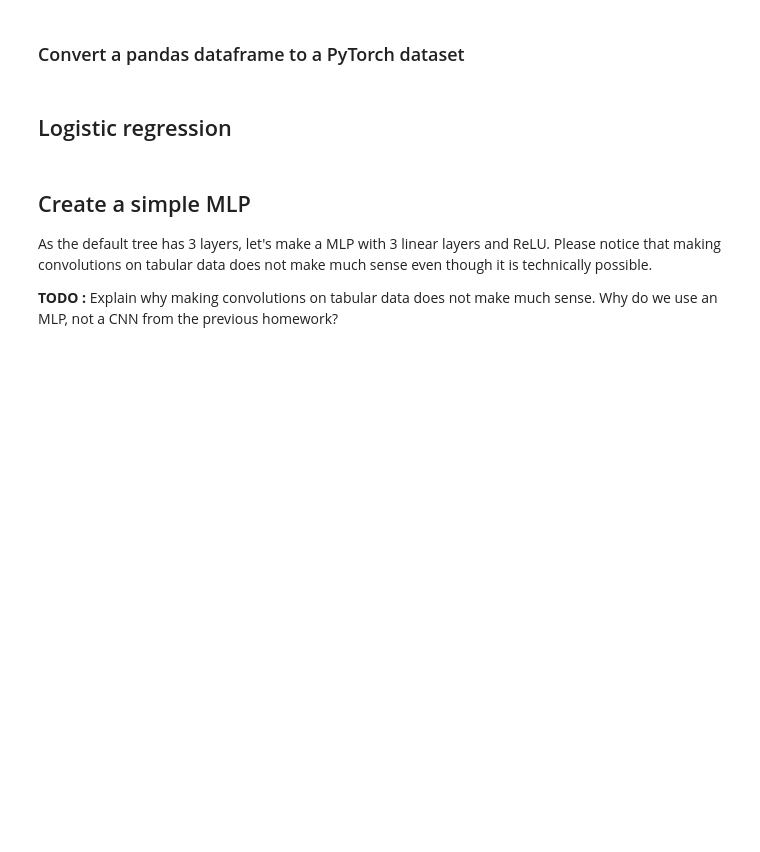
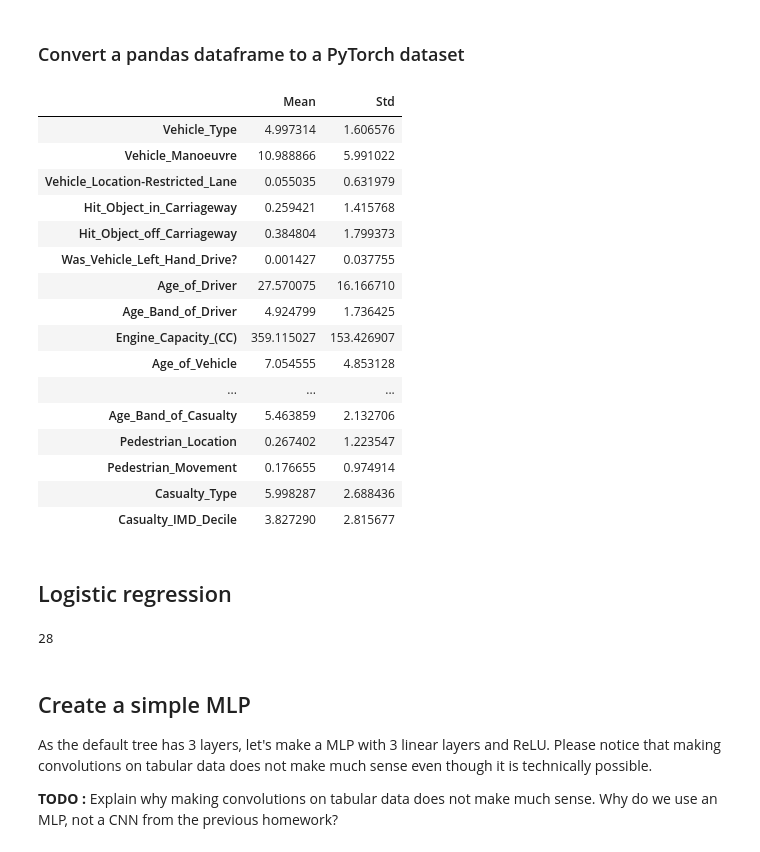
Before and after one commit to Paul-Jarschke/Machine-Learning-Practicals, a Jupyter notebook: Practical_04/Leon/4_Loeppert.ipynb, the cells around one changed output. Cells and saved outputs as stored; diff of their text form; code cells hidden in the pictures; blank space fills up the shorter version.

```diff
--- a/Practical_04/Leon/4_Loeppert.ipynb
+++ b/Practical_04/Leon/4_Loeppert.ipynb
@@ -608,4 +713,43 @@ class TabularDataset(torch.utils.data.Dataset):
 # %%
 ## TODO : calculate mean and std for the train set
 ## Hint : be careful with categorical values. Convert them them to numerical
 ## Hint : the response variable should be of datatype integer
+from sklearn.preprocessing import LabelEncoder
+
+def calculate_mean_std(train_X):
+    # Convert categorical features to numerical representation
+    # For example, using label encoding for simplicity
+    label_encoder = LabelEncoder()
+    train_X_encoded = train_X.apply(label_encoder.fit_transform)
+
+    # Calculate mean and standard deviation
+    mean = np.mean(train_X_encoded, axis=0)
+    std = np.std(train_X_encoded, axis=0)
+
+    # Create a DataFrame to store train set variables, mean, and std
+    df = pd.DataFrame({'Mean': mean, 'Std': std})
+    return df
+
+display(calculate_mean_std(train_X))
+
+# Convert target variable to integer and ensure that they start from 0
+train_y_adj = ((train_y).astype(float) - 1).astype(int)
+test_y_adj = ((test_y).astype(float) - 1).astype(int)
+# %% [output]
+|  | Mean | Std |
+| Vehicle_Type | 4.997314 | 1.606576 |
+| Vehicle_Manoeuvre | 10.988866 | 5.991022 |
+| Vehicle_Location-Restricted_Lane | 0.055035 | 0.631979 |
+| Hit_Object_in_Carriageway | 0.259421 | 1.415768 |
+| Hit_Object_off_Carriageway | 0.384804 | 1.799373 |
+| Was_Vehicle_Left_Hand_Drive? | 0.001427 | 0.037755 |
+| Age_of_Driver | 27.570075 | 16.166710 |
+| Age_Band_of_Driver | 4.924799 | 1.736425 |
+| Engine_Capacity_(CC) | 359.115027 | 153.426907 |
+| Age_of_Vehicle | 7.054555 | 4.853128 |
+| ... | ... | ... |
+| Age_Band_of_Casualty | 5.463859 | 2.132706 |
+| Pedestrian_Location | 0.267402 | 1.223547 |
+| Pedestrian_Movement | 0.176655 | 0.974914 |
+| Casualty_Type | 5.998287 | 2.688436 |
+| Casualty_IMD_Decile | 3.827290 | 2.815677 |
@@ -638,5 +791,9 @@ class LR(torch.nn.Module):
 
         return outputs
+# %%
+train_X.shape[1]
+# %% [output]
+28
 # %%
 ## TODO define model, loss and optimisers
 ## don't forget to move everything for the correct devices
```
Also changed, not shown: parts of 10 cells of this notebook.
